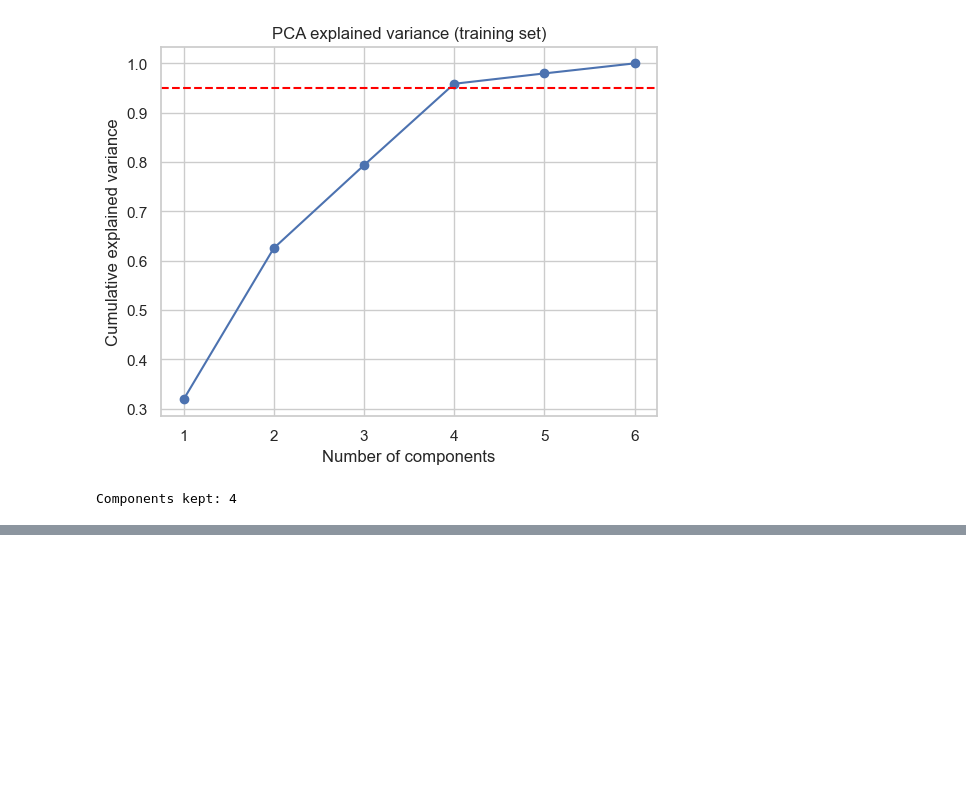
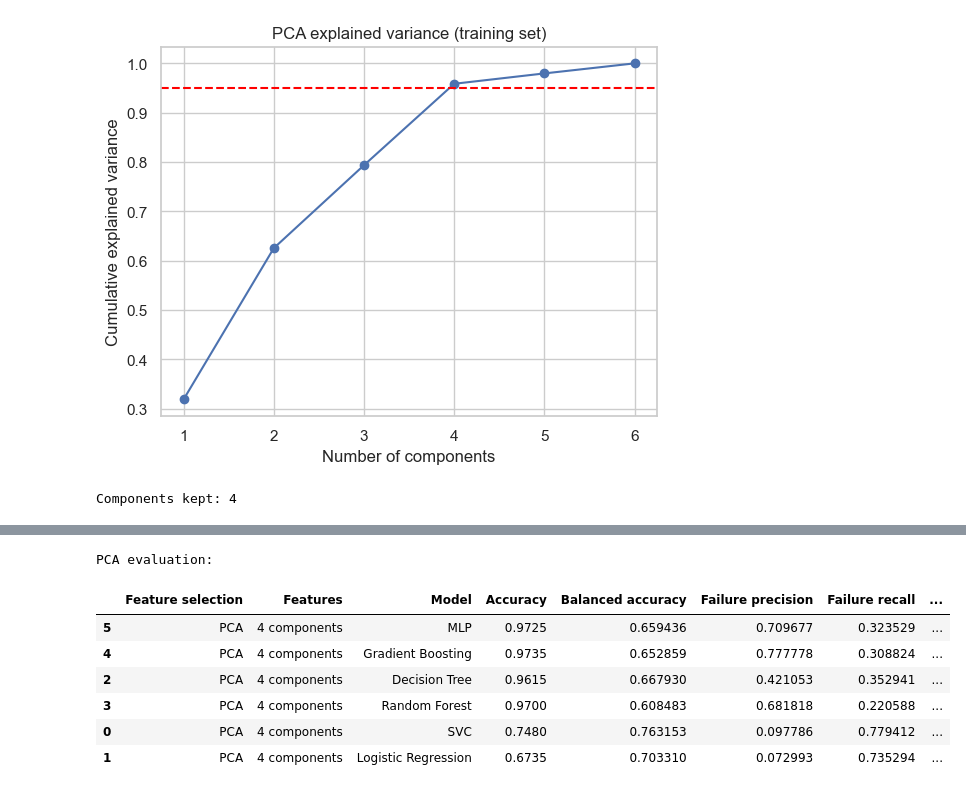
Before and after one commit to sotheasokea/ML_Term_Project, a Jupyter notebook: Predictive_Maintenance.ipynb, the cells around one changed output, grey strips where cells are left out. Cells and saved outputs as stored; diff of their text form; code cells hidden in the pictures; blank space fills up the shorter version.

```diff
--- a/Predictive_Maintenance.ipynb
+++ b/Predictive_Maintenance.ipynb
@@ -1036,3 +770,71 @@ Missed failures (FN): 68 | False alarms (FP): 0 | Caught failures (TP): 0
+# %%
+# Compact PCA evaluation — same models, PCA-transformed data.
+pca_eval_models = {
+    "SVC": make_pipeline(
+        StandardScaler(),
+        SVC(kernel="linear", class_weight="balanced"),
+    ),
+    "Logistic Regression": make_pipeline(
+        StandardScaler(),
+        LogisticRegression(
+            max_iter=2000, class_weight="balanced",
+            random_state=RANDOM_STATE,
+        ),
+    ),
+    "Decision Tree": DecisionTreeClassifier(
+        class_weight="balanced", random_state=RANDOM_STATE,
+    ),
+    "Random Forest": RandomForestClassifier(
+        n_estimators=200, class_weight="balanced",
+        random_state=RANDOM_STATE, n_jobs=-1,
+    ),
+    "Gradient Boosting": GradientBoostingClassifier(
+        random_state=RANDOM_STATE,
+    ),
+    "MLP": make_pipeline(
+        StandardScaler(),
+        MLPClassifier(
+            hidden_layer_sizes=(64, 16), max_iter=1000,
+            random_state=RANDOM_STATE,
+        ),
+    ),
+}
+
+pca_rows = []
+for model_name, model in pca_eval_models.items():
+    model.fit(x_train_pca, y_train)
+    predictions = model.predict(x_test_pca)
+    report = classification_report(
+        y_test, predictions, output_dict=True, zero_division=0,
+    )
+    tn, fp, fn, tp = confusion_matrix(
+        y_test, predictions, labels=[0, 1],
+    ).ravel()
+    pca_rows.append({
+        "Feature selection": "PCA",
+        "Features": f"{pca.n_components_} components",
+        "Model": model_name,
+        "Accuracy": report["accuracy"],
+        "Balanced accuracy": balanced_accuracy_score(y_test, predictions),
+        "Failure precision": report["1"]["precision"],
+        "Failure recall": report["1"]["recall"],
+        "Failure F1": report["1"]["f1-score"],
+        "Missed failures": fn,
+        "False alarms": fp,
+    })
+
+pca_results = pd.DataFrame(pca_rows)
+print("PCA evaluation:")
+display(pca_results.sort_values("Failure F1", ascending=False))
+# %% [output]
+PCA evaluation:
+|  | Feature selection | Features | Model | Accuracy | Balanced accuracy | Failure precision | Failure recall | ... |
+| 5 | PCA | 4 components | MLP | 0.9725 | 0.659436 | 0.709677 | 0.323529 | ... |
+| 4 | PCA | 4 components | Gradient Boosting | 0.9735 | 0.652859 | 0.777778 | 0.308824 | ... |
+| 2 | PCA | 4 components | Decision Tree | 0.9615 | 0.667930 | 0.421053 | 0.352941 | ... |
+| 3 | PCA | 4 components | Random Forest | 0.9700 | 0.608483 | 0.681818 | 0.220588 | ... |
+| 0 | PCA | 4 components | SVC | 0.7480 | 0.763153 | 0.097786 | 0.779412 | ... |
+| 1 | PCA | 4 components | Logistic Regression | 0.6735 | 0.703310 | 0.072993 | 0.735294 | ... |
 # %% [markdown]
 ## 10. Compare the experiments
 
```
Also changed, not shown: parts of 27 cells of this notebook.
